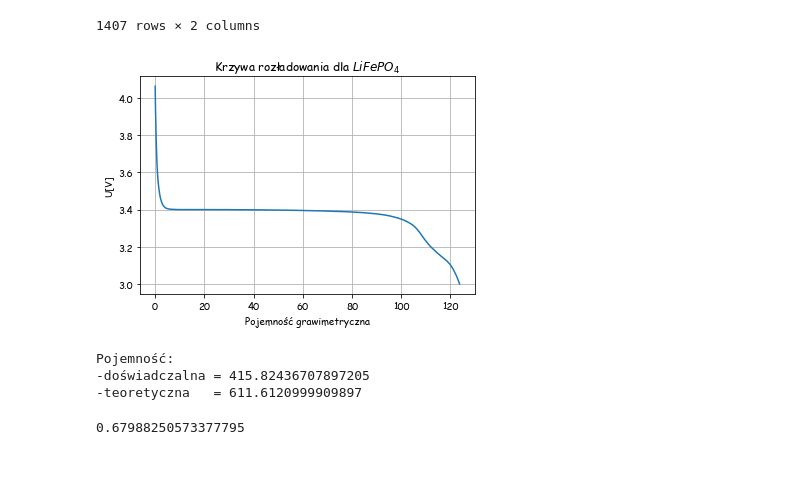
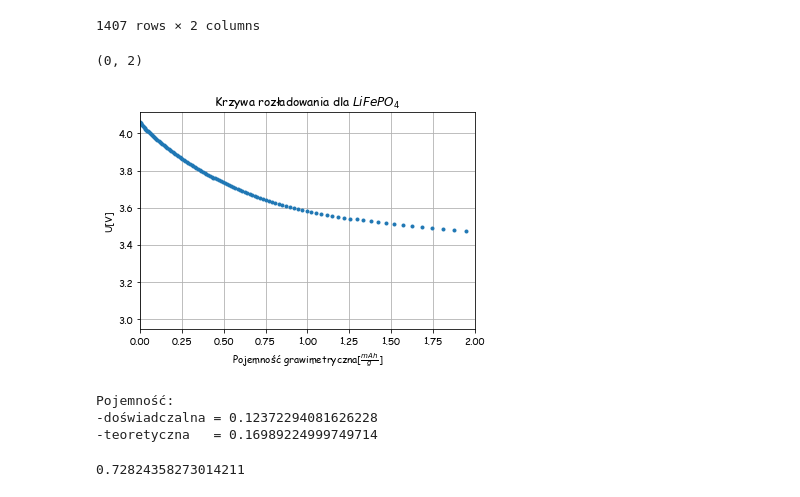
Before and after one commit to MarikinPaulina/WDFCS, a Jupyter notebook: Projekt/Lion.ipynb, the cells around one changed output. Saved outputs shown, nothing was run; the diff lists cells and outputs as text; code cells hidden in the pictures; blank space fills up the shorter version.

```diff
--- a/Projekt/Lion.ipynb
+++ b/Projekt/Lion.ipynb
@@ -39,17 +40,19 @@ I = 59.8e-6 # w A
 m = 3.531e-6 # w kgramach
 pojemnosc = I*dane['t[s]']/m/3600
 # %%
-plt.plot(pojemnosc,dane['U[V]'])
+plt.plot(pojemnosc,dane['U[V]'],'.')
 plt.grid()
-plt.xlabel('Pojemność grawimetryczna')
+plt.xlabel(r'Pojemność grawimetryczna[$\frac{mAh}{g}$]')
 plt.ylabel('U[V]')
 plt.title(r'Krzywa rozładowania dla $LiFePO_4$')
-plt.savefig('Krzywa_rozladowania.png',dpi=400)
+plt.xlim(0,2)
+# plt.savefig('Krzywa_rozladowania.png',dpi=400)
 # %% [output]
+(0, 2)
-[figure, old version]
+[figure, new version]
 # %%
 #Pojemność grawimetryczna
-pojemnosc_doswiadczalna = trapz(dane['U[V]'],pojemnosc)
+pojemnosc_doswiadczalna = np.max(pojemnosc)*1e-3
 e = constants.e.value
 N_A = constants.N_A.value
 M_Li = 6.941
@@ -58,13 +61,13 @@ M_O = 15.999
 M_P = 30.973762
 M = M_Li + M_Fe + M_P + 4*M_O
 Q = N_A*e/M
-pojemnosc_teoretyczna = Q
+pojemnosc_teoretyczna = Q/3600
 print('Pojemność:')
 print(f'-doświadczalna = {pojemnosc_doswiadczalna}')
 print(f'-teoretyczna   = {pojemnosc_teoretyczna}')
 pojemnosc_doswiadczalna/pojemnosc_teoretyczna
 # %% [output]
 Pojemność:
--doświadczalna = 415.82436707897205
--teoretyczna   = 611.6120999909897
+-doświadczalna = 0.12372294081626228
+-teoretyczna   = 0.16989224999749714
-0.67988250573377795
+0.72824358273014211
```
Also changed, not shown: parts of 4 cells of this notebook, 6 other files.
